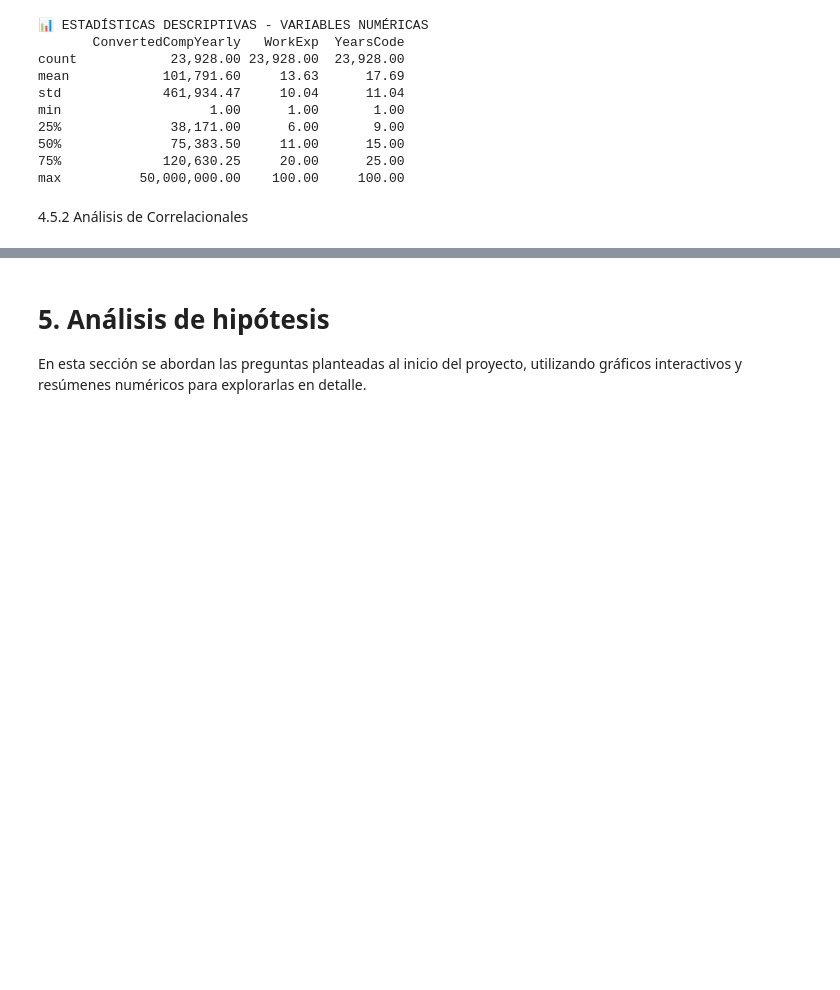
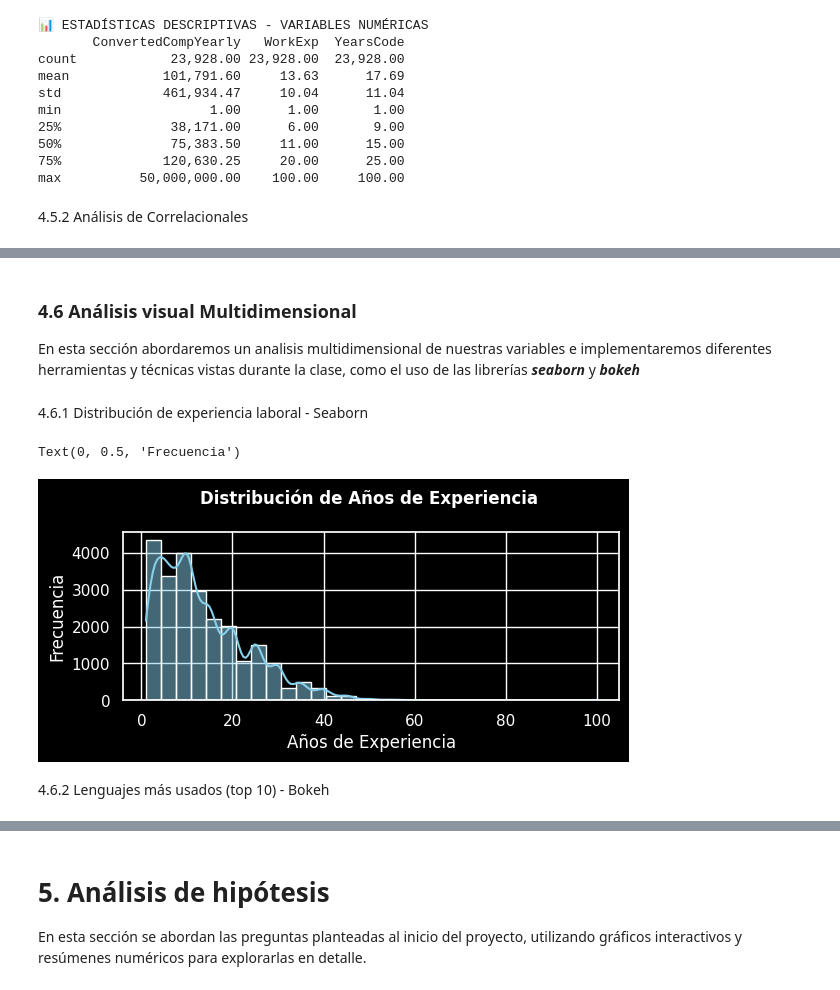
Before and after one commit to fernandolievano/ProyectoFinal_PP1, a Jupyter notebook: ProyectoFinal.ipynb, the cells around one changed output, grey strips where cells are left out. Cells and saved outputs as stored; diff of their text form; code cells hidden in the pictures; blank space fills up the shorter version.

```diff
--- a/ProyectoFinal.ipynb
+++ b/ProyectoFinal.ipynb
@@ -55,15 +55,16 @@ import pandas as pd
 import plotly.express as px
 import seaborn as sns
 import matplotlib.pyplot as plt
-from bokeh.plotting import figure, show, output_notebook
+from bokeh.plotting import figure, show, output_file
 from bokeh.models import HoverTool, ColumnDataSource, LinearColorMapper, ColorBar
 from bokeh.transform import transform
 from bokeh.layouts import gridplot
-from bokeh.palettes import RdBu11
+from bokeh.palettes import RdBu11, Category10
 
 
 # Configuraciones
-sns.set_theme(style='darkgrid')
+sns.set(rc={'axes.facecolor':'black', 'axes.labelcolor': 'white', 'figure.facecolor':'black', 'text.color': 'white', 'xtick.color': 'white',
+ 'ytick.color': 'white',})
 
 # formato de floats
 pd.options.display.float_format = '{:,.2f}'.format
@@ -377,3 +378,19 @@ fig.update_traces(
 fig.show()
 # %% [output]
 [interactive output not drawn]
+# %% [markdown]
+### 4.6 Análisis visual Multidimensional
+En esta sección abordaremos un analisis multidimensional de nuestras variables e implementaremos diferentes herramientas y técnicas vistas durante la clase, como el uso de las librerías ***seaborn*** y ***bokeh***
+# %% [markdown]
+4.6.1 Distribución de experiencia laboral - Seaborn
+# %%
+plt.subplot(2, 1, 1)
+sns.histplot(data=df, x='WorkExp', bins=30, kde=True, color='skyblue')
+plt.title('Distribución de Años de Experiencia \n', fontweight='bold')
+plt.xlabel('Años de Experiencia')
+plt.ylabel('Frecuencia')
+# %% [output]
+Text(0, 0.5, 'Frecuencia')
+[figure, added]
+# %% [markdown]
+4.6.2 Lenguajes más usados (top 10) - Bokeh
```
Also changed, not shown: parts of 8 cells of this notebook.
